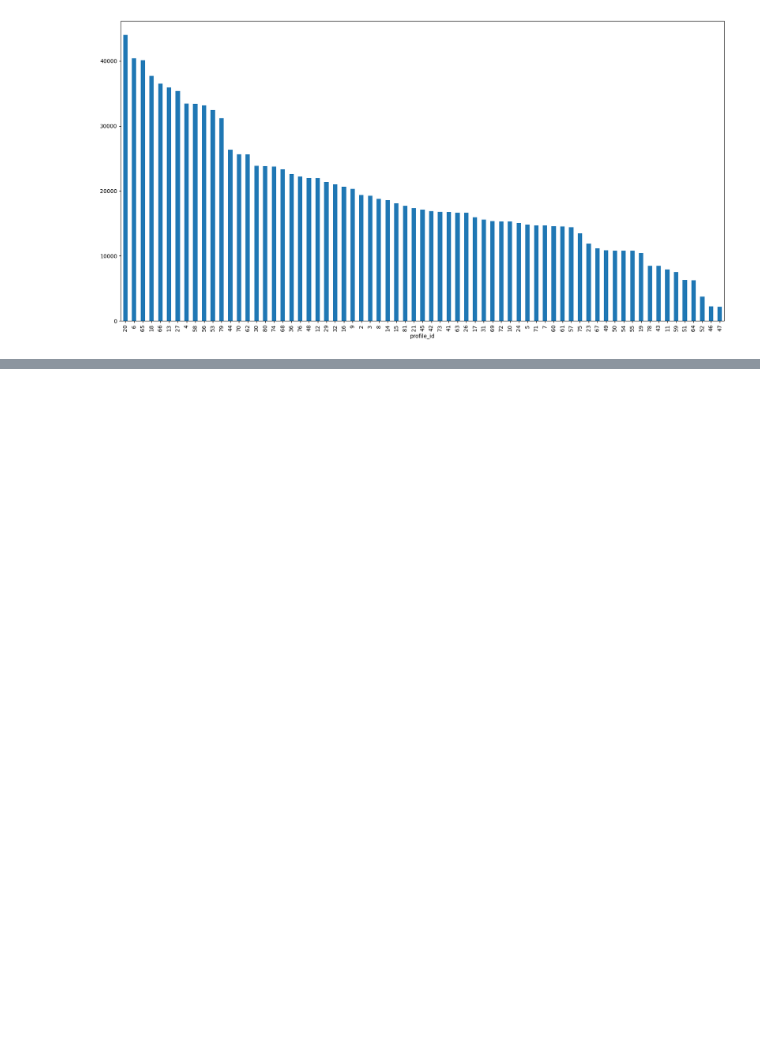
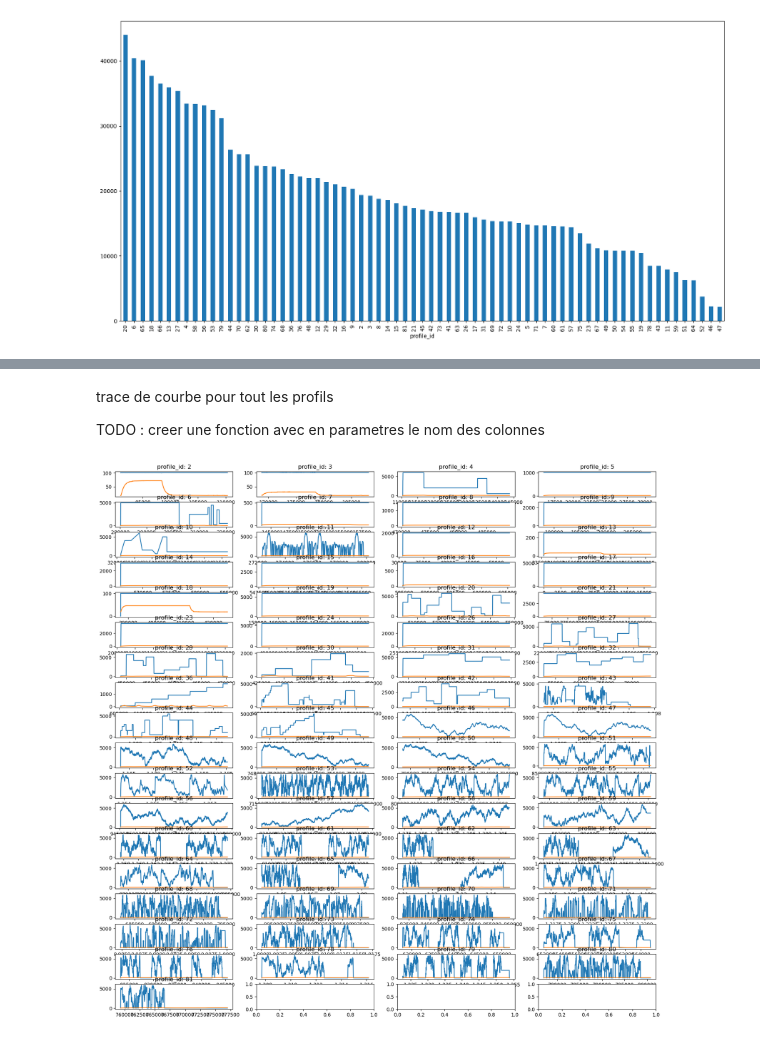
Before and after one commit to Yannick1977/Electric_Motor_Temperature, a Jupyter notebook: notebooks/explore_data.ipynb, the cells around one changed output, grey strips where cells are left out. Saved outputs shown, nothing was run; the diff lists cells and outputs as text; code cells hidden in the pictures; blank space fills up the shorter version.

Commit message:
work on visualisation 10_07

```diff
--- a/notebooks/explore_data.ipynb
+++ b/notebooks/explore_data.ipynb
@@ -73,0 +74,17 @@ grpd.keys()
+# %% [markdown]
+trace de courbe pour tout les profils
+
+TODO : creer une fonction avec en parametres le nom des colonnes
+# %%
+n_cols = 4
+n_rows = len(grpd) // n_cols + 1
+
+fig, axs = plt.subplots(n_rows, n_cols, figsize=(20, 20))
+for i, (pid, df_) in enumerate(grpd.items()):
+    ax = axs[i // n_cols, i % n_cols]
+    #df_['motor_speed'].iloc[0:2000].plot(ax=ax)
+    df_['motor_speed'].plot(ax=ax)
+    df_['stator_tooth'].plot(ax=ax)
+    ax.set_title(f'profile_id: {pid}')
+# %% [output]
+[figure, added]
```
Also changed, not shown: parts of 5 cells of this notebook.
